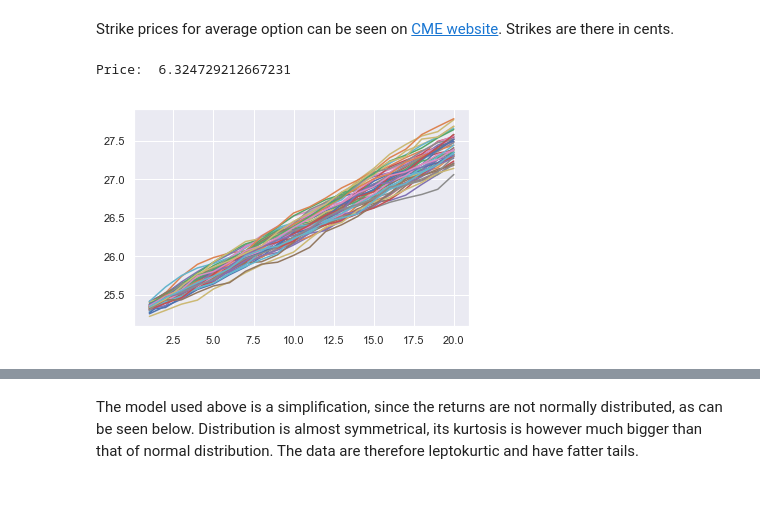
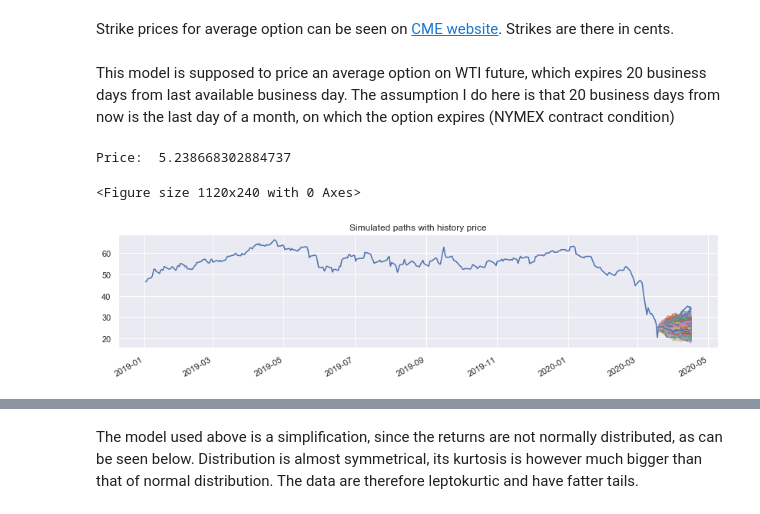
Before and after one commit to sedlakp/exotic-options-simulations, a Jupyter notebook: wti_oil_futures.ipynb, the cells around one changed output, grey strips where cells are left out. Drawn from its saved outputs; the diff is of its cells as text; code cells hidden in the pictures.

```diff
--- a/wti_oil_futures.ipynb
+++ b/wti_oil_futures.ipynb
@@ -126,14 +92,16 @@ print(sample_mean_returns, sample_volatility_returns)
 # %% [markdown]
 Strike prices for average option can be seen on [CME website](https://www.cmegroup.com/trading/energy/crude-oil/west-texas-intermediate-wti-crude-oil-calendar-swap-futures_quotes_settlements_options.html?optionProductId=2767&optionExpiration=2767-H0#optionProductId=2767&optionExpiration=2767-H0&tradeDate=03%2F23%2F2020). Strikes are there in cents.
 # %%
-strike = 20 # in USD per barrel
-discount_rate = 0.1
+strike = 20 # in USD per barrel, arbitrarily chosen
+discount_rate = 0.1 # chosen discount rate
 time_to_maturity = 1.0/12.0 # value of 1 means one year so 1/12th is one month
 current_price = selected_ti.iloc[-1,0] # latest future price
-steps = 20 # calculate business days in a month
-simulations = 50
+steps = 20 # calculate business days in a month, this is only a guess for now
+simulations = 500
+# following two values are calculated from daily values, so I adjusted the code for the simulation model
+# dt is in 1 if I input daily values
 drift_strength = sample_mean_returns
-volatility = sample_volatility_returns
+volatility = sample_std_returns
 position_flag = "c" # simulate for call option
 # %%
 from simulations.gbm import asian_gbm_fixed
@@ -148,11 +116,27 @@ price, paths, step_range = asian_gbm_fixed(
     v=volatility,
     r=discount_rate
     )
-# %%
-print("Price: ", price)
-for path in paths:
-    plt.plot(step_range,path)
-plt.show()
-# %% [output]
-Price:  6.324729212667231
-[figure, removed]
+# %% [markdown]
+This model is supposed to price an average option on WTI future, which expires 20 business days from last available business day. The assumption I do here is that 20 business days from now is the last day of a month, on which the option expires (NYMEX contract condition)
+# %%
+import matplotlib.dates as mdates
+print("Price: ", price)
+plt.figure(figsize=(14, 3), dpi= 80, facecolor='w', edgecolor='k')
+previous_part = selected_ti.loc["2019-01-01":]
+sim_dates = pd.bdate_range(start=selected_ti.index[-1],periods=len(step_range))
+start_d = previous_part.index[0]
+end_d = sim_dates[-1]
+
+
+fig, ax = plt.subplots(1, 1, figsize=(14,3))
+ax.set_title("Simulated paths with history price")
+ax.format_xdata = mdates.DateFormatter('%Y-%m-%d')
+ax.plot(previous_part)
+for path in paths:
+    ax.plot(sim_dates, path)
+fig.autofmt_xdate()
+plt.show()
+# %% [output]
+Price:  5.238668302884737
+<Figure size 1120x240 with 0 Axes>
+[figure, added]
```
Also changed, not shown: parts of 16 cells of this notebook.
